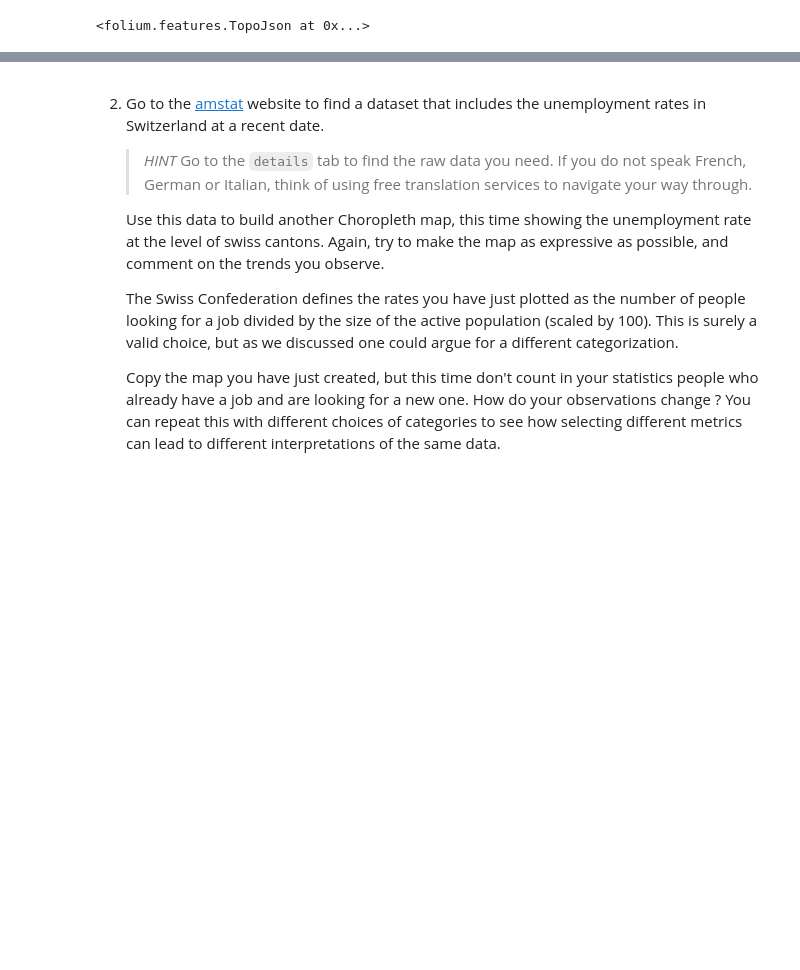
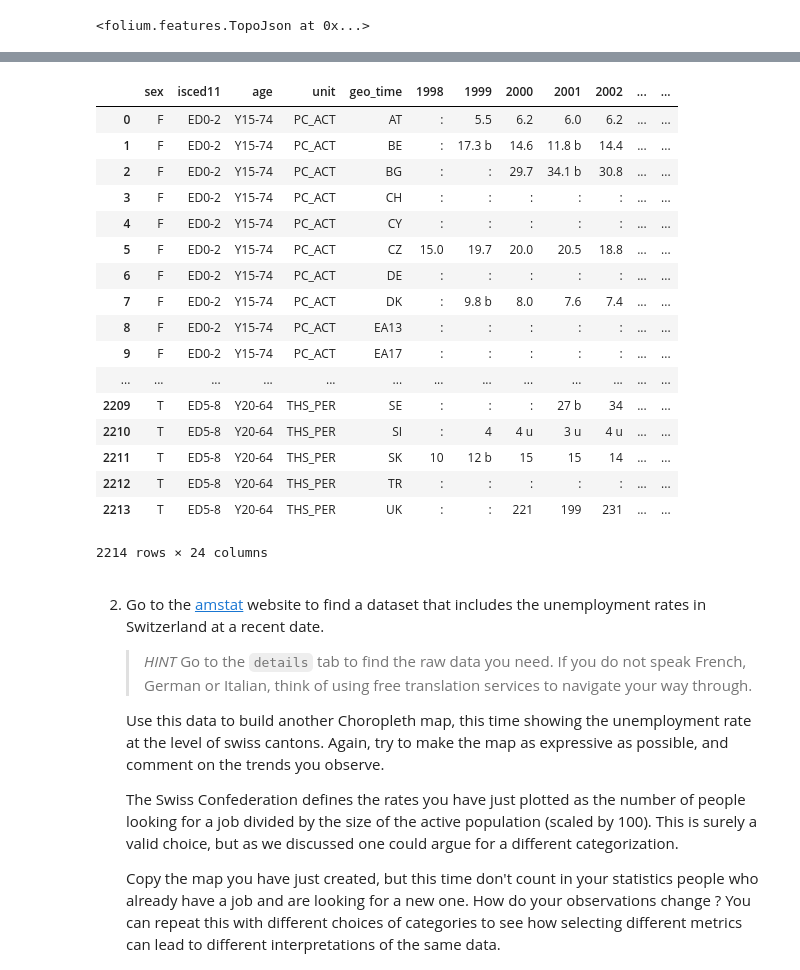
Before and after one commit to mosimann/ADA, a Jupyter notebook: 03 - Interactive Viz/Homework 3.ipynb, the cells around one changed output, grey strips where cells are left out. Cells and saved outputs as stored; diff of their text form; code cells hidden in the pictures; blank space fills up the shorter version.

Commit message:
importation of dataset

```diff
--- a/03 - Interactive Viz/Homework 3.ipynb
+++ b/03 - Interactive Viz/Homework 3.ipynb
@@ -61,6 +61,51 @@ folium.TopoJson(geo_json_data,'objects.europe', name='topojson').add_to(m_europe
 m_europe
 # %% [output]
 [interactive output not drawn]
+# %%
+# Import the data as a panda dataframe
+unemployment_data_file = r'une_educ_a.tsv'
+unemployment_data = pd.read_table(unemployment_data_file)
+
+
+unemployment_data[unemployment_data.columns[0]]
+split_data = unemployment_data[unemployment_data.columns[0]].str.split(",", expand = True)
+split_data
+unemployment_data.drop(unemployment_data.columns[0], inplace = True, axis=1)
+unemployment_data['sex'] = split_data[split_data.columns[0]]
+unemployment_data['isced11'] = split_data[split_data.columns[1]]
+unemployment_data['age'] = split_data[split_data.columns[2]]
+unemployment_data['unit'] = split_data[split_data.columns[3]]
+unemployment_data['geo_time'] = split_data[split_data.columns[4]]
+
+
+unemployment_data = unemployment_data[['sex','isced11','age','unit','geo_time',unemployment_data.columns[18],unemployment_data.columns[17],
+                                       unemployment_data.columns[16],unemployment_data.columns[15],unemployment_data.columns[14],
+                                       unemployment_data.columns[13],unemployment_data.columns[12],unemployment_data.columns[11],
+                                       unemployment_data.columns[10],unemployment_data.columns[9],unemployment_data.columns[8],
+                                       unemployment_data.columns[7],unemployment_data.columns[6],unemployment_data.columns[5],
+                                       unemployment_data.columns[4],unemployment_data.columns[3],unemployment_data.columns[2],
+                                       unemployment_data.columns[1],unemployment_data.columns[0]]]
+
+unemployment_data
+# %% [output]
+|  | sex | isced11 | age | unit | geo_time | 1998 | 1999 | 2000 | 2001 | 2002 | ... | ... |
+| 0 | F | ED0-2 | Y15-74 | PC_ACT | AT | : | 5.5 | 6.2 | 6.0 | 6.2 | ... | ... |
+| 1 | F | ED0-2 | Y15-74 | PC_ACT | BE | : | 17.3 b | 14.6 | 11.8 b | 14.4 | ... | ... |
+| 2 | F | ED0-2 | Y15-74 | PC_ACT | BG | : | : | 29.7 | 34.1 b | 30.8 | ... | ... |
+| 3 | F | ED0-2 | Y15-74 | PC_ACT | CH | : | : | : | : | : | ... | ... |
+| 4 | F | ED0-2 | Y15-74 | PC_ACT | CY | : | : | : | : | : | ... | ... |
+| 5 | F | ED0-2 | Y15-74 | PC_ACT | CZ | 15.0 | 19.7 | 20.0 | 20.5 | 18.8 | ... | ... |
+| 6 | F | ED0-2 | Y15-74 | PC_ACT | DE | : | : | : | : | : | ... | ... |
+| 7 | F | ED0-2 | Y15-74 | PC_ACT | DK | : | 9.8 b | 8.0 | 7.6 | 7.4 | ... | ... |
+| 8 | F | ED0-2 | Y15-74 | PC_ACT | EA13 | : | : | : | : | : | ... | ... |
+| 9 | F | ED0-2 | Y15-74 | PC_ACT | EA17 | : | : | : | : | : | ... | ... |
+| ... | ... | ... | ... | ... | ... | ... | ... | ... | ... | ... | ... | ... |
+| 2209 | T | ED5-8 | Y20-64 | THS_PER | SE | : | : | : | 27 b | 34 | ... | ... |
+| 2210 | T | ED5-8 | Y20-64 | THS_PER | SI | : | 4 | 4 u | 3 u | 4 u | ... | ... |
+| 2211 | T | ED5-8 | Y20-64 | THS_PER | SK | 10 | 12 b | 15 | 15 | 14 | ... | ... |
+| 2212 | T | ED5-8 | Y20-64 | THS_PER | TR | : | : | : | : | : | ... | ... |
+| 2213 | T | ED5-8 | Y20-64 | THS_PER | UK | : | : | 221 | 199 | 231 | ... | ... |
+2214 rows × 24 columns
 # %% [markdown]
 2. Go to the [amstat](https://www.amstat.ch) website to find a dataset that includes the unemployment rates in Switzerland at a recent date.
 
```
Also changed, not shown: parts of 1 cell of this notebook.
